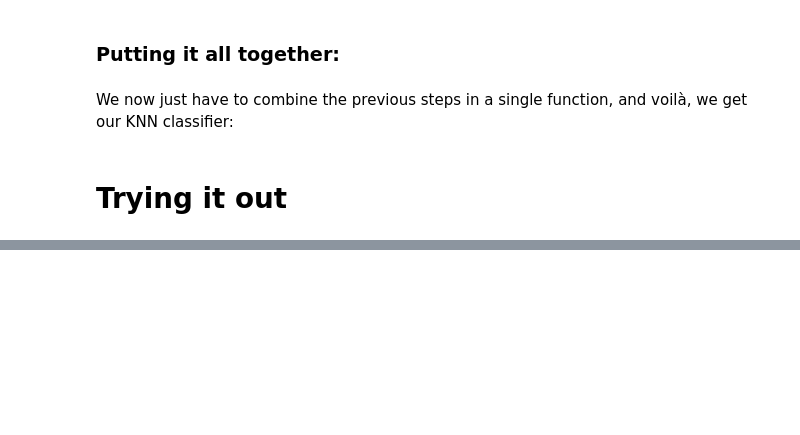
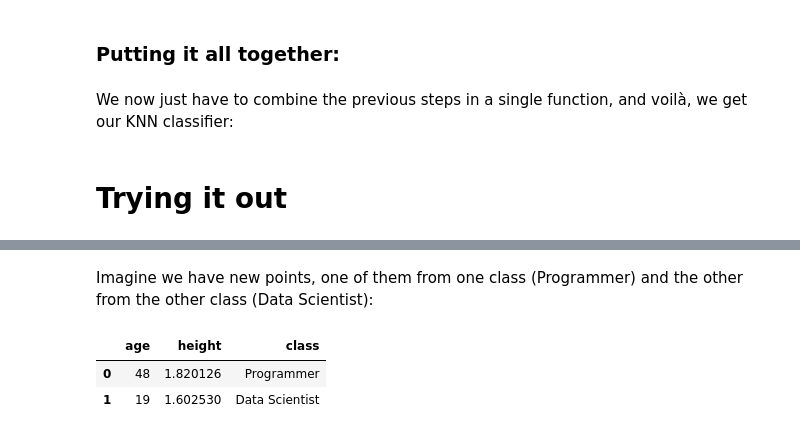
Before and after one commit to RitaRamo/machine_learning_from_scratch, a Jupyter notebook: KNN.ipynb, the cells around one changed output, grey strips where cells are left out. Drawn from its saved outputs; the diff is of its cells as text; code cells hidden in the pictures; blank space fills up the shorter version.

```diff
--- a/KNN.ipynb
+++ b/KNN.ipynb
@@ -164,0 +150,9 @@ PS- The dataset that we used is just for pro as well as the .
+# %% [markdown]
+Imagine we have new points, one of them from one class (Programmer) and the other from the other class (Data Scientist):
+# %%
+data_new_points=pd.read_csv("new_points.csv")
+data_new_points
+# %% [output]
+|  | age | height | class |
+| 0 | 48 | 1.820126 | Programmer |
+| 1 | 19 | 1.602530 | Data Scientist |
```
Also changed, not shown: parts of 27 cells of this notebook, 1 other file.
